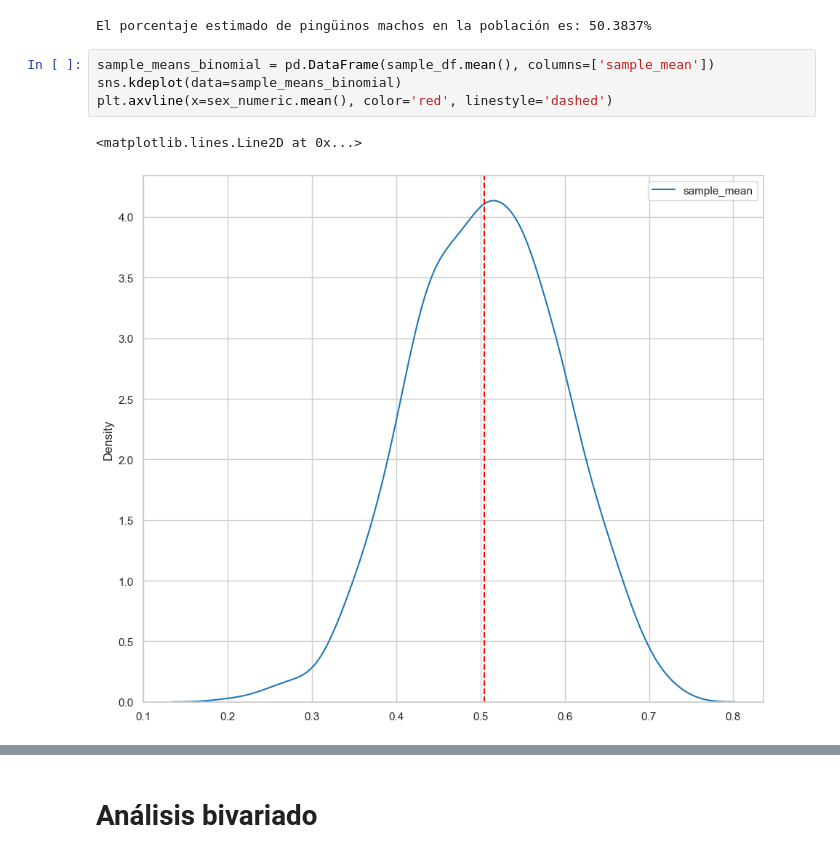
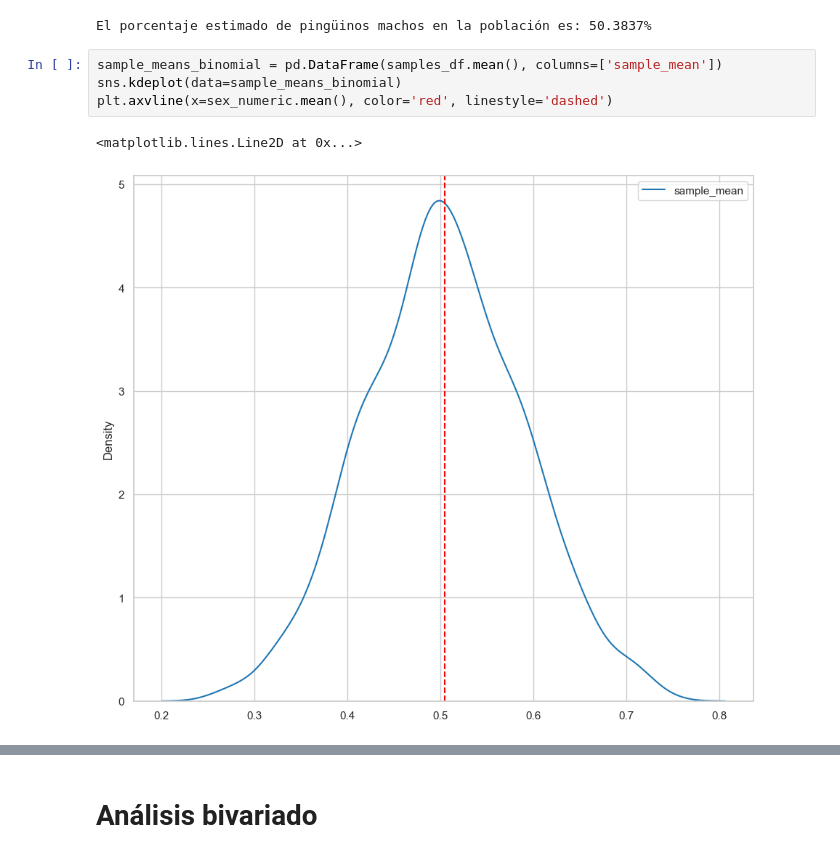
Before and after one commit to abarreran/Penguin, a Jupyter notebook: pinguinos.ipynb, the cells around one changed output, grey strips where cells are left out. Cells and saved outputs as stored; diff of their text form.

```diff
--- a/pinguinos.ipynb
+++ b/pinguinos.ipynb
@@ -894,9 +894,9 @@ print(f"El porcentaje estimado de pingüinos machos en la población es: {male_p
 # %% [output]
 El porcentaje estimado de pingüinos machos en la población es: 50.3837%
 # %%
-sample_means_binomial = pd.DataFrame(sample_df.mean(), columns=['sample_mean'])
+sample_means_binomial = pd.DataFrame(samples_df.mean(), columns=['sample_mean'])
 sns.kdeplot(data=sample_means_binomial)
 plt.axvline(x=sex_numeric.mean(), color='red', linestyle='dashed')
 # %% [output]
 <matplotlib.lines.Line2D at 0x...>
-[figure, old version]
+[figure, new version]
```
Also changed, not shown: parts of 17 cells of this notebook.
